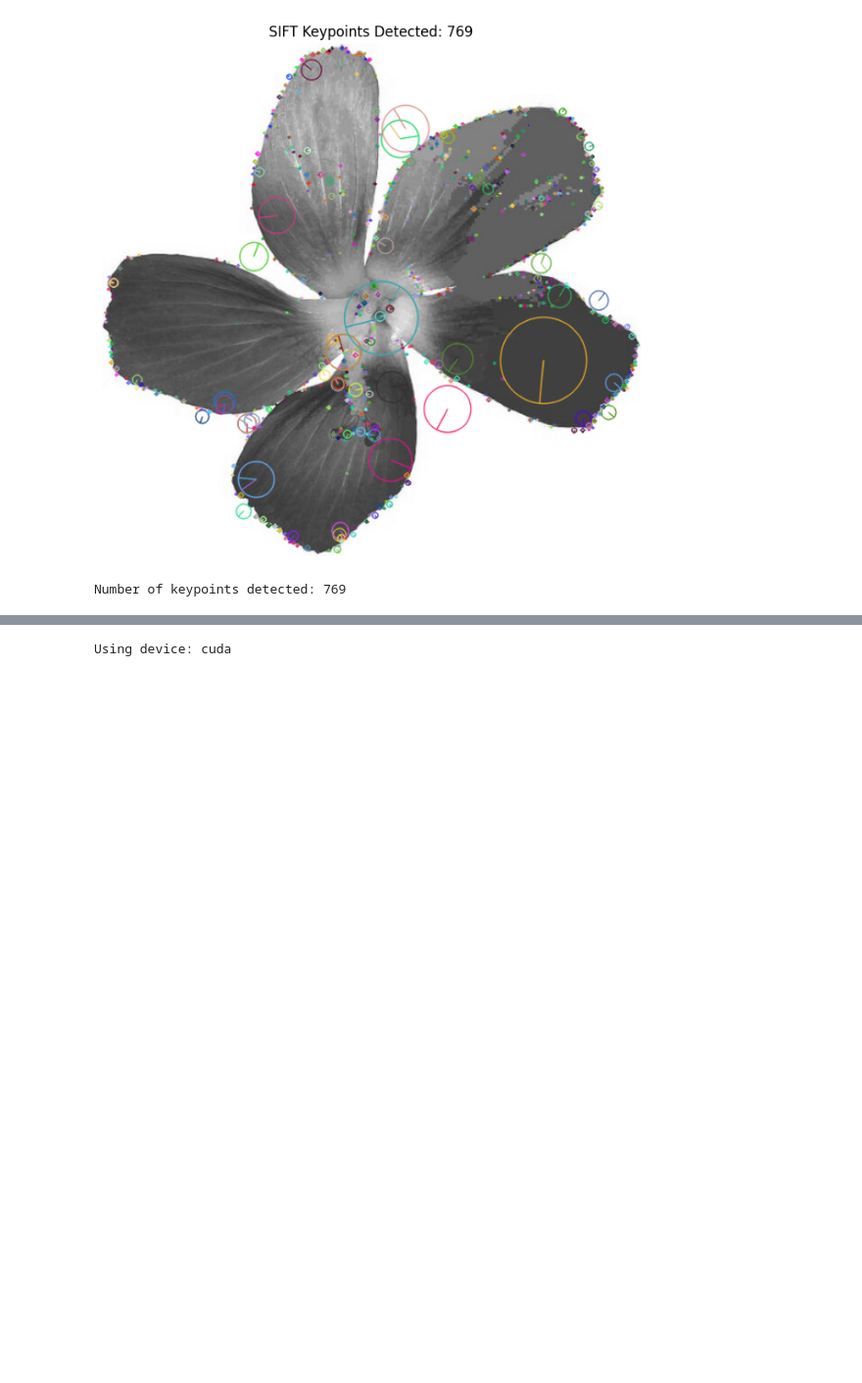
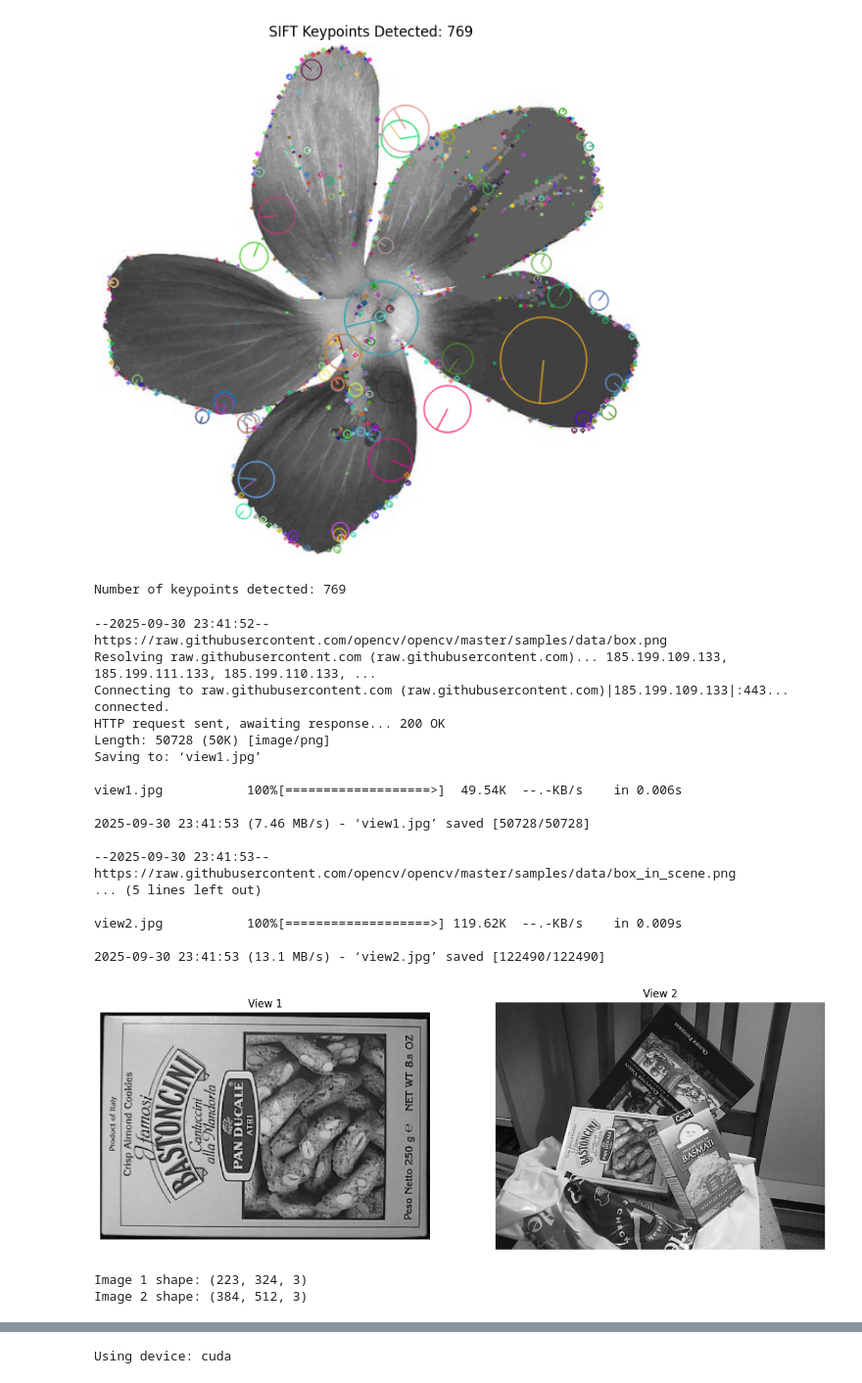
Before and after one commit to jorgemar723/3DObjectReconstruction, a Jupyter notebook: notebooks/render_shapenet_views.ipynb, the cells around one changed output, grey strips where cells are left out. Shown at 98% size. Cells and saved outputs as stored; diff of their text form; code cells hidden in the pictures; blank space fills up the shorter version.

```diff
--- a/notebooks/render_shapenet_views.ipynb
+++ b/notebooks/render_shapenet_views.ipynb
@@ -78,3 +78,56 @@ print(f"Number of keypoints detected: {len(keypoints)}")
 # %% [output]
 [figure]
 Number of keypoints detected: 769
+# %%
+# Download 2 views of the same object from different angles
+# Using a simple approach - download from a reliable source
+
+!wget https://raw.githubusercontent.com/opencv/opencv/master/samples/data/box.png -O view1.jpg
+!wget https://raw.githubusercontent.com/opencv/opencv/master/samples/data/box_in_scene.png -O view2.jpg
+
+# Load both images
+img1 = cv2.imread('view1.jpg')
+img2 = cv2.imread('view2.jpg')
+
+# Check if images loaded
+if img1 is None or img2 is None:
+    print("Error loading images. Using alternative source...")
+    # Fallback: create simple test pattern
+    import numpy as np
+    img1 = np.random.randint(0, 255, (400, 400, 3), dtype=np.uint8)
+    img2 = np.random.randint(0, 255, (400, 400, 3), dtype=np.uint8)
+
+# Display side by side
+fig, axes = plt.subplots(1, 2, figsize=(15, 6))
+axes[0].imshow(cv2.cvtColor(img1, cv2.COLOR_BGR2RGB))
+axes[0].set_title('View 1')
+axes[0].axis('off')
+
+axes[1].imshow(cv2.cvtColor(img2, cv2.COLOR_BGR2RGB))
+axes[1].set_title('View 2')
+axes[1].axis('off')
+plt.show()
+
+print(f"Image 1 shape: {img1.shape}")
+print(f"Image 2 shape: {img2.shape}")
+# %% [output]
+--2025-09-30 23:41:52--  https://raw.githubusercontent.com/opencv/opencv/master/samples/data/box.png
+Resolving raw.githubusercontent.com (raw.githubusercontent.com)... 185.199.109.133, 185.199.111.133, 185.199.110.133, ...
+Connecting to raw.githubusercontent.com (raw.githubusercontent.com)|185.199.109.133|:443... connected.
+HTTP request sent, awaiting response... 200 OK
+Length: 50728 (50K) [image/png]
+Saving to: ‘view1.jpg’
+
+view1.jpg           100%[===================>]  49.54K  --.-KB/s    in 0.006s
+
+2025-09-30 23:41:53 (7.46 MB/s) - ‘view1.jpg’ saved [50728/50728]
+
+--2025-09-30 23:41:53--  https://raw.githubusercontent.com/opencv/opencv/master/samples/data/box_in_scene.png
+... (5 lines left out)
+
+view2.jpg           100%[===================>] 119.62K  --.-KB/s    in 0.009s
+
+2025-09-30 23:41:53 (13.1 MB/s) - ‘view2.jpg’ saved [122490/122490]
+[figure, added]
+Image 1 shape: (223, 324, 3)
+Image 2 shape: (384, 512, 3)
```
Also changed, not shown: parts of 2 cells of this notebook.
